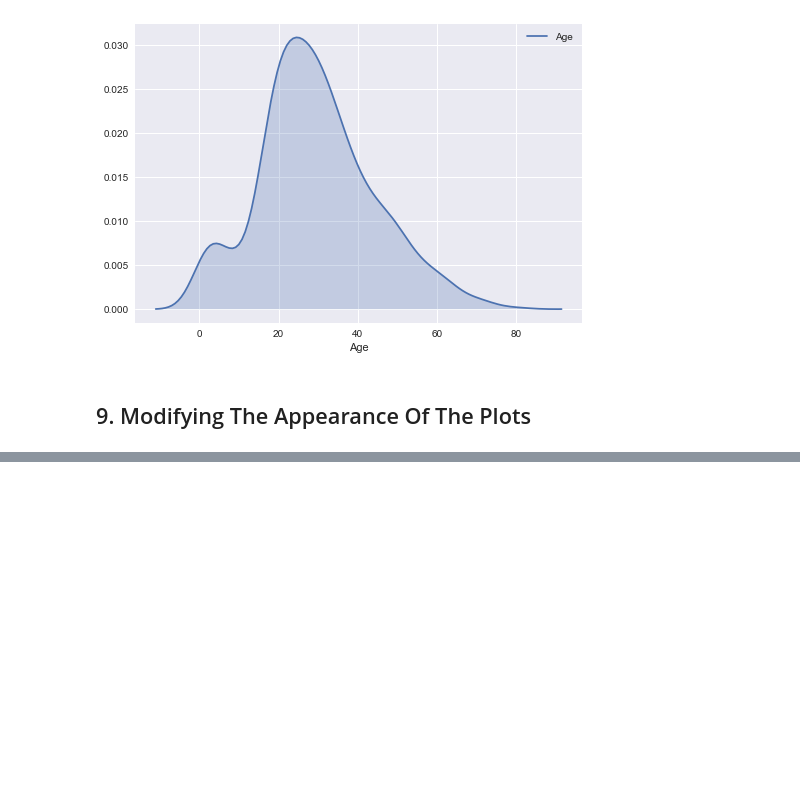
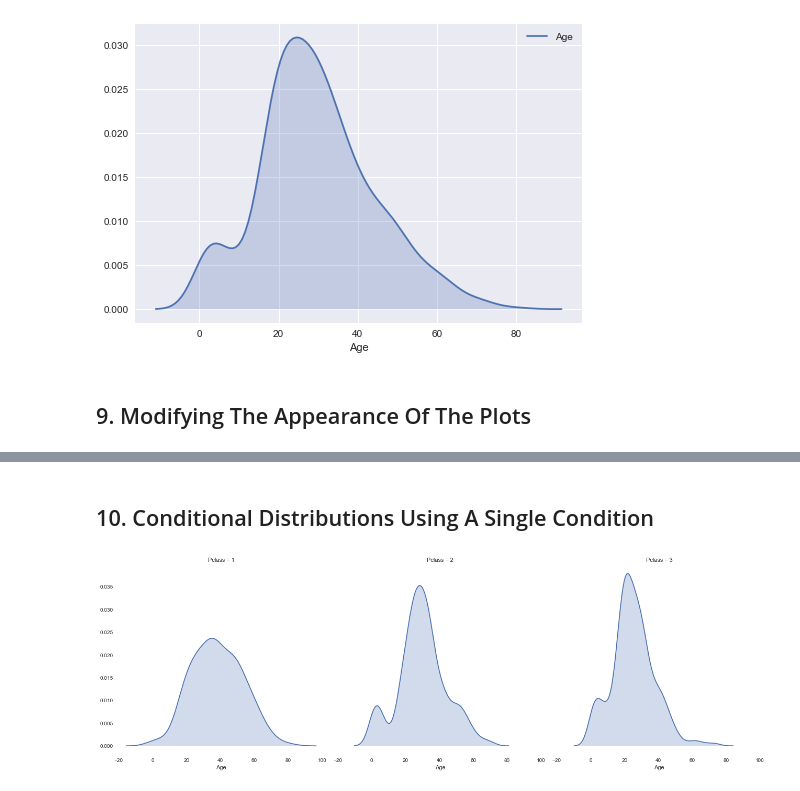
Before and after one commit to KiemNguyen/data-science, a Jupyter notebook: data-analysis-and-visualization /storytelling-through-data-visualization/Storytelling Through Data Visualization.ipynb, the cells around one changed output, grey strips where cells are left out. Drawn from its saved outputs; the diff is of its cells as text; code cells hidden in the pictures; blank space fills up the shorter version.

Commit message:
Add conditional distributions

```diff
--- a/data-analysis-and-visualization /storytelling-through-data-visualization/Storytelling Through Data Visualization.ipynb
+++ b/data-analysis-and-visualization /storytelling-through-data-visualization/Storytelling Through Data Visualization.ipynb
@@ -124,0 +125,9 @@ sns.despine(left='True', right='True')
+# %% [markdown]
+## 10. Conditional Distributions Using A Single Condition
+# %%
+g = sns.FacetGrid(titanic, col='Pclass', size=6)
+g.map(sns.kdeplot, 'Age', shade=True)
+sns.despine(left=True, bottom=True)
+plt.show()
+# %% [output]
+[figure, added]
```
Also changed, not shown: parts of 1 cell of this notebook.
